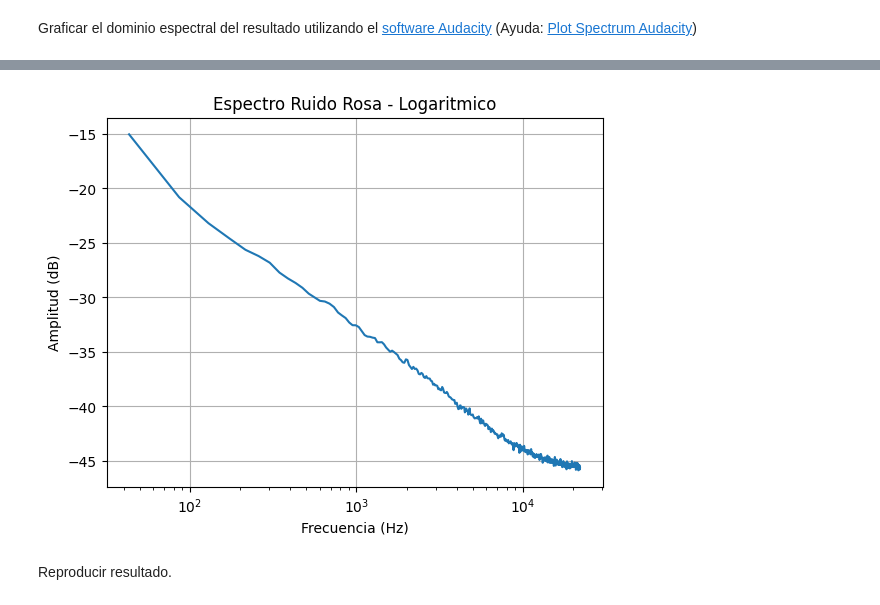
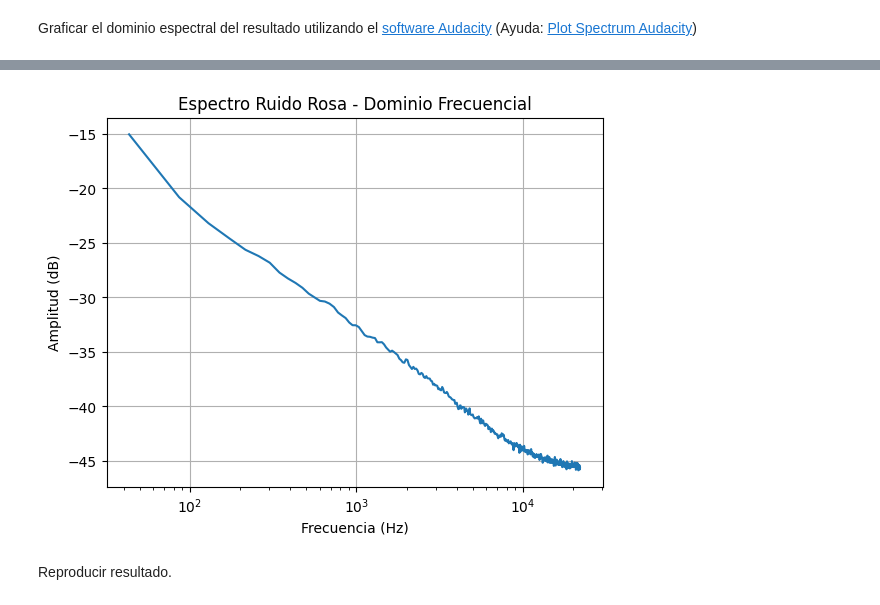
Before and after one commit to jaldreyuntref/sys, a Jupyter notebook: primer-entrega/primer_entrega.ipynb, the cells around one changed output, grey strips where cells are left out. Cells and saved outputs as stored; diff of their text form; code cells hidden in the pictures.

```diff
--- a/primer-entrega/primer_entrega.ipynb
+++ b/primer-entrega/primer_entrega.ipynb
@@ -121,14 +151,14 @@ Graficar el dominio espectral del resultado utilizando el [software Audacity](ht
 # %%
-# completar
+# OPCION NORMAL SIN COMPARACION
 df = pd.read_csv("media/espectro-ruido-rosa.txt", sep='\t', skiprows=1, header=None)
 plt.plot(df.iloc[:, 0], df.iloc[:, 1])
 plt.xlabel('Frecuencia (Hz)')
 plt.ylabel('Amplitud (dB)')
 plt.xscale('log')
-plt.title('Espectro Ruido Rosa - Logaritmico')
+plt.title('Espectro Ruido Rosa - Dominio Frecuencial')
 plt.grid(True)
 plt.show()
 # %% [output]
-[figure, old version]
+[figure, new version]
 # %% [markdown]
 Reproducir resultado.
```
Also changed, not shown: parts of 11 cells of this notebook, 1 other file.
